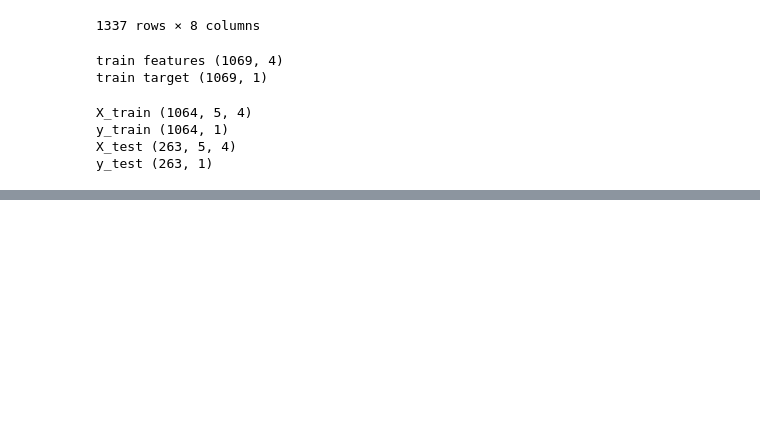
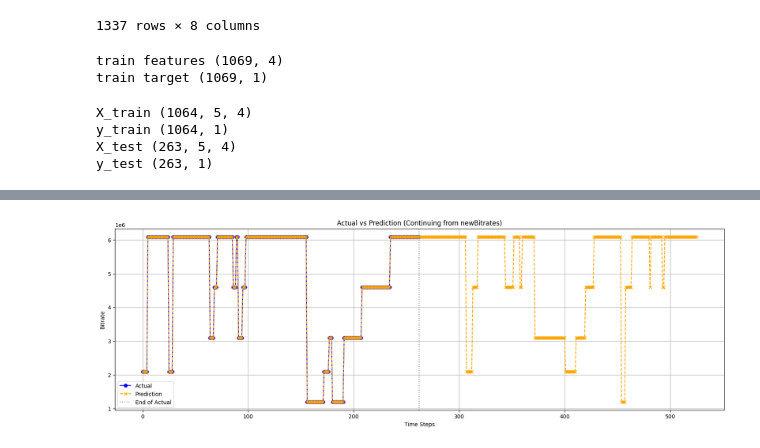
Before and after one commit to Bilsyp/LSTM-And-GRU-Model, a Jupyter notebook: start/gru_new_era.ipynb, the cells around one changed output, grey strips where cells are left out. Saved outputs shown, nothing was run; the diff lists cells and outputs as text; code cells hidden in the pictures; blank space fills up the shorter version.

```diff
--- a/start/gru_new_era.ipynb
+++ b/start/gru_new_era.ipynb
@@ -256,0 +303,37 @@ np.square(mean_squared_error(y_pred, y_test))
+# %%
+# Pastikan untuk menggunakan .loc[] saat melakukan assignment
+result = scaler_target.inverse_transform(y_test).flatten()
+
+# Gunakan .loc[] untuk menghindari SettingWithCopyWarning
+testing = data.iloc[:263].copy()  # Buat salinan dari DataFrame untuk menghindari peringatan
+testing.loc[:, "result_testing"] = result  # Gunakan .loc[] untuk assignment
+# %%
+
+
+# Contoh data, ganti dengan data sebenarnya
+# Misalkan newBitrates dan result_testing adalah list atau pandas Series
+
+# Konversi data menjadi array numpy
+newBitrates = np.array(testing["newBitrates"])
+result_testing = np.array(testing["result_testing"])
+
+plt.figure(figsize=(20, 6))
+
+# Plot data aktual
+plt.plot(newBitrates, label='Actual', color='blue', marker='o')
+
+# Melanjutkan prediksi dari titik akhir data aktual
+extended_actual = np.concatenate((newBitrates, result_testing))
+plt.plot(np.arange(len(extended_actual)), extended_actual, label='Prediction', color='orange', linestyle='--', marker='x')
+
+# Menambahkan garis vertikal untuk menandai akhir data aktual
+plt.axvline(x=len(newBitrates) - 1, color='gray', linestyle=':', label='End of Actual')
+
+plt.legend()
+plt.title('Actual vs Prediction (Continuing from newBitrates)')
+plt.xlabel('Time Steps')
+plt.ylabel('Bitrate')
+plt.grid(True)
+plt.show()
+# %% [output]
+[figure, added]
```
Also changed, not shown: parts of 13 cells of this notebook, 2 other files.
